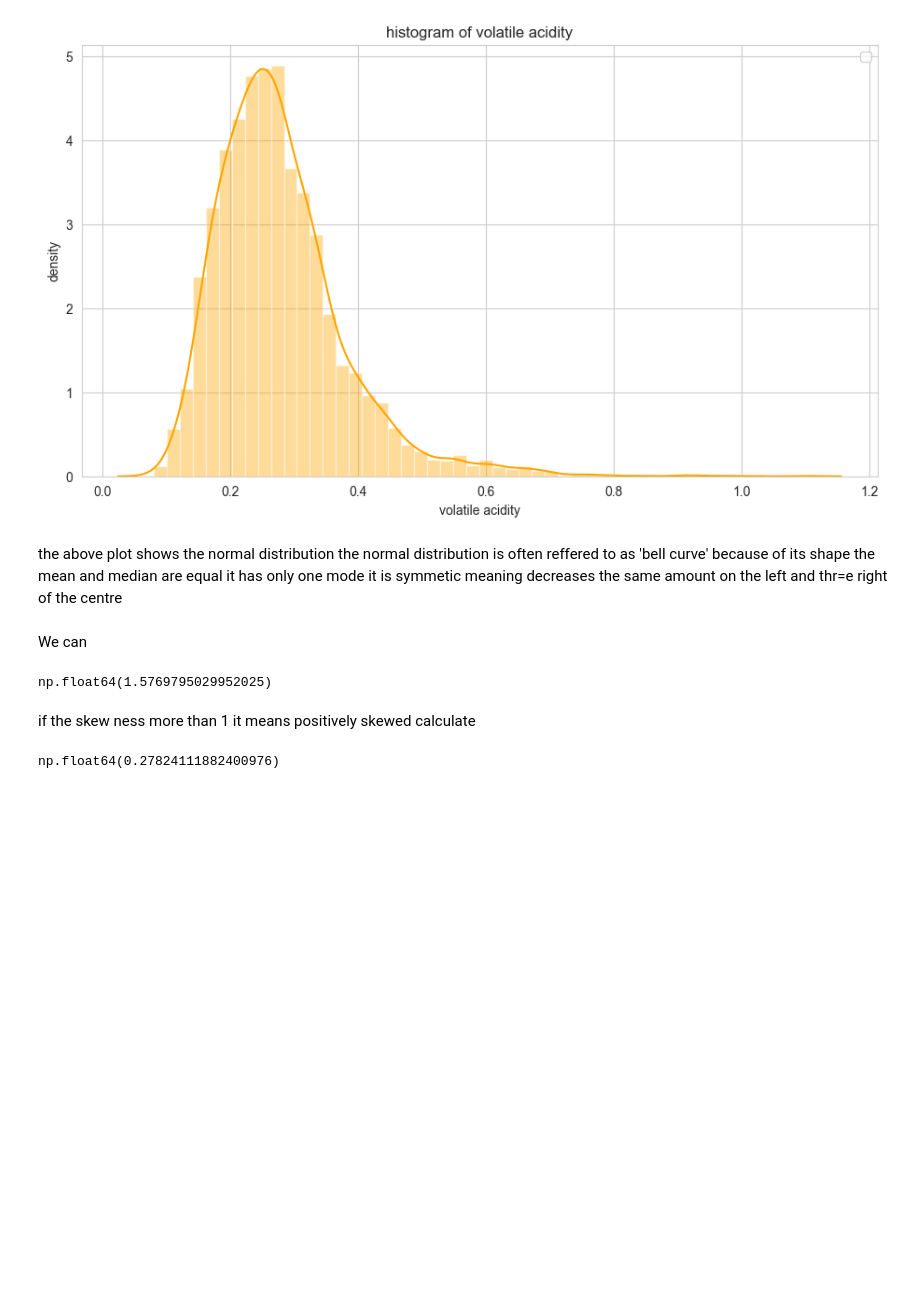
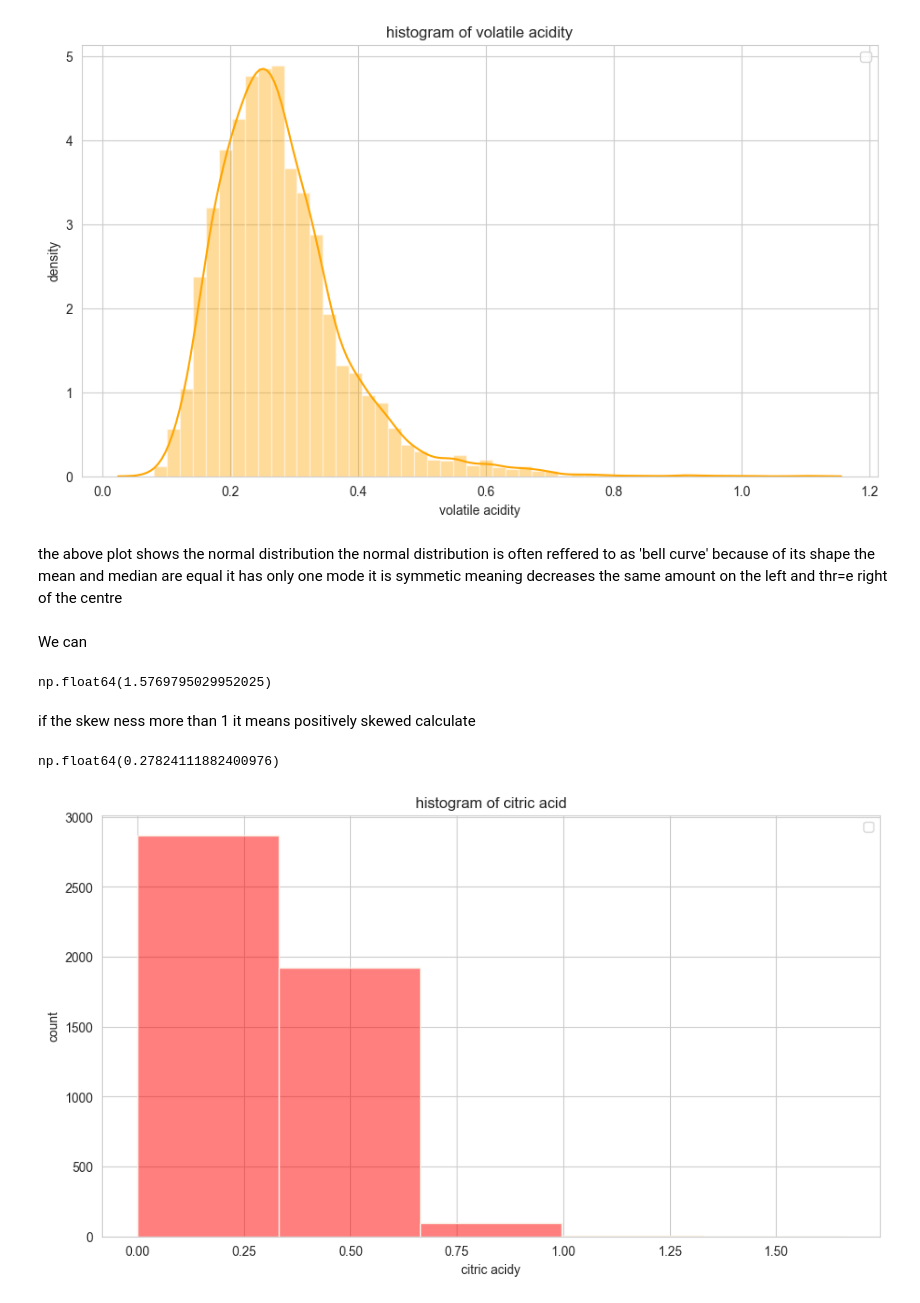
Before and after one commit to Subodhoraw/Central-tendency-case-report, a Jupyter notebook: winequality.ipynb, the cells around one changed output. Drawn from its saved outputs; the diff is of its cells as text; code cells hidden in the pictures; blank space fills up the shorter version.

```diff
--- a/winequality.ipynb
+++ b/winequality.ipynb
@@ -716,3 +716,15 @@ calculate
 data['volatile acidity'].mean()
 # %% [output]
 np.float64(0.27824111882400976)
+# %%
+plt.figure(figsize = (11,6))
+sns.histplot(data = data, x = 'citric acid',color= 'red',edgecolor ='linen',alpha =0.5, bins = 5)
+plt.title("histogram of citric acid")
+plt.xlabel('citric acidy')
+plt.ylabel('count')
+plt.vlines(data['citric acid'].mean(), ymin = 0, ymax = 4000, color ='blue',label ='Mean')
+plt.vlines(data['citric acid'].median(), ymin = 0, ymax = 4000, color ='red',label ='Median')
+plt.legend()
+plt.show()
+# %% [output]
+[figure, added]
```
Also changed, not shown: parts of 4 cells of this notebook.
